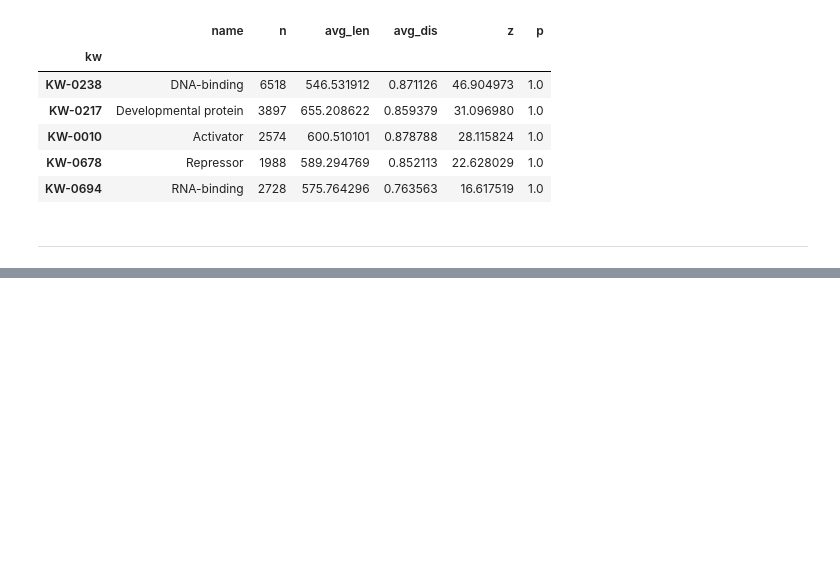
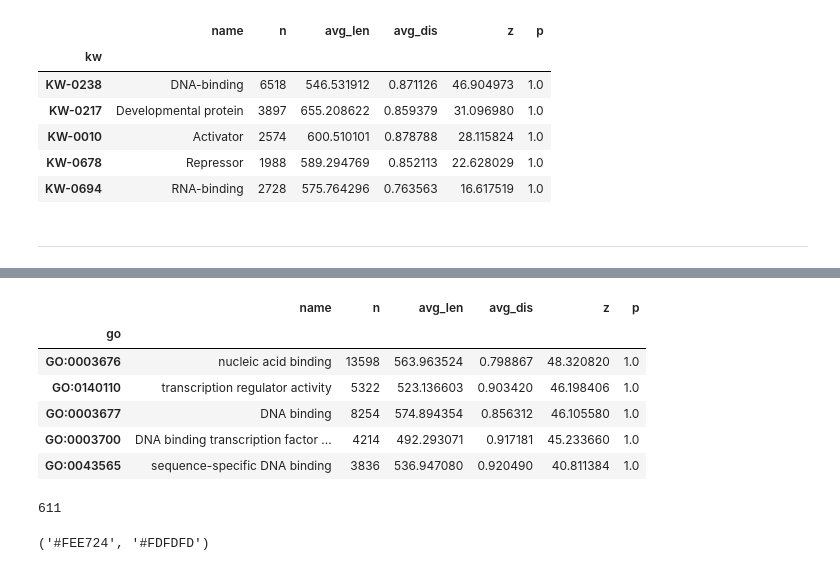
Before and after one commit to gvinterhalter/MASTER2, a Jupyter notebook: 2.0 Analiza.ipynb, the cells around one changed output, grey strips where cells are left out. Drawn from its saved outputs; the diff is of its cells as text; code cells hidden in the pictures; blank space fills up the shorter version.

```diff
--- a/2.0 Analiza.ipynb
+++ b/2.0 Analiza.ipynb
@@ -268,0 +471,18 @@ display.display_svg(G.draw(format='svg'), raw=True)
+# %%
+Fj_go_valid = (Fj_go_stat.query(' p<0.05 or p>0.95')
+                         .sort_values('z', ascending=False))
+Fj_go_valid_dis = Fj_go_valid.query('p>0.5')
+Fj_go_valid_ord = Fj_go_valid.query('p<0.5')
+Fj_go_valid.head()
+# %% [output]
+|  | name | n | avg_len | avg_dis | z | p |
+| go |  |  |  |  |  |  |
+| GO:0003676 | nucleic acid binding | 13598 | 563.963524 | 0.798867 | 48.320820 | 1.0 |
+| GO:0140110 | transcription regulator activity | 5322 | 523.136603 | 0.903420 | 46.198406 | 1.0 |
+| GO:0003677 | DNA binding | 8254 | 574.894354 | 0.856312 | 46.105580 | 1.0 |
+| GO:0003700 | DNA binding transcription factor ... | 4214 | 492.293071 | 0.917181 | 45.233660 | 1.0 |
+| GO:0043565 | sequence-specific DNA binding | 3836 | 536.947080 | 0.920490 | 40.811384 | 1.0 |
+# %%
+len(Fj_go_valid_dis)
+# %% [output]
+611
@@ -268,0 +493,21 @@ display.display_svg(G.draw(format='svg'), raw=True)
+# %%
+import matplotlib.pyplot as plt
+import matplotlib.colors as colors
+import matplotlib.cm as cmx
+
+cNorm  = colors.Normalize(vmin=0, vmax=1)
+scalarMap = cmx.ScalarMappable(norm=cNorm, cmap=plt.get_cmap('viridis') )
+
+
+def encode_color(rgb_color):
+    cs = rgb_color[:3]
+    cs = [hex(int(c*256))[2:].upper() for c in cs]
+    cs = [ c if len(c)==2 else "0"+c for c in cs]
+    return "#"+"".join(cs)
+
+def get_color(x):
+    return encode_color( scalarMap.to_rgba(x) )
+
+get_color(1), get_font_color(1)
+# %% [output]
+('#FEE724', '#FDFDFD')
```
Also changed, not shown: parts of 31 cells of this notebook, 8 other files.
